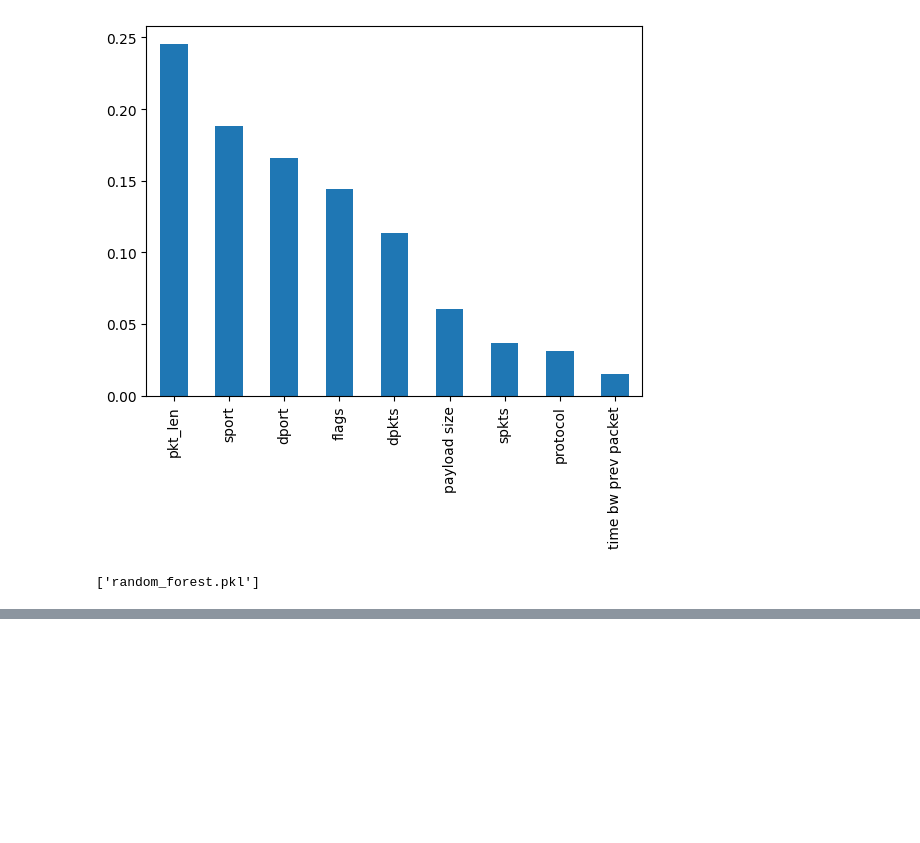
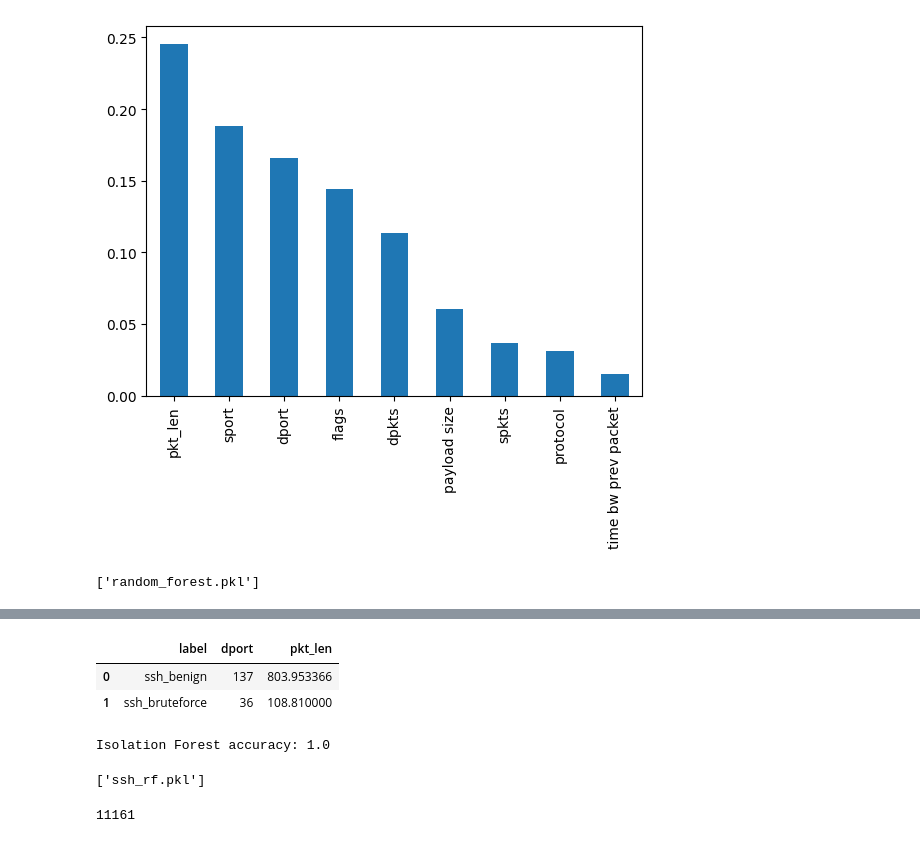
Before and after one commit to Hussain-Javed-K213584/NIDSv2, a Jupyter notebook: model_training/model.ipynb, the cells around one changed output, grey strips where cells are left out. Drawn from its saved outputs; the diff is of its cells as text; code cells hidden in the pictures; blank space fills up the shorter version.

```diff
--- a/model_training/model.ipynb
+++ b/model_training/model.ipynb
@@ -190,0 +210,10 @@ dump(rf, 'random_forest.pkl')
+# %%
+ssh_aggregation = ssh_data.groupby('label').agg({
+    'dport': lambda x: x.nunique(),
+    'pkt_len': 'mean',
+}).reset_index()
+ssh_aggregation.head()
+# %% [output]
+|  | label | dport | pkt_len |
+| 0 | ssh_benign | 137 | 803.953366 |
+| 1 | ssh_bruteforce | 36 | 108.810000 |
@@ -190,0 +225,19 @@ dump(rf, 'random_forest.pkl')
+# %%
+random_forest = RandomForestClassifier()
+random_forest.fit(X_train, y_train)
+
+y_pred = random_forest.predict(X_test)
+
+accuracy = metrics.accuracy_score(y_test, y_pred)
+print(f"Isolation Forest accuracy: {accuracy}")
+# %% [output]
+Isolation Forest accuracy: 1.0
+# %%
+from joblib import dump
+dump(random_forest,'ssh_rf.pkl')
+# %% [output]
+['ssh_rf.pkl']
+# %%
+len(X_train.index)
+# %% [output]
+11161
```
Also changed, not shown: parts of 5 cells of this notebook, 9 other files.
